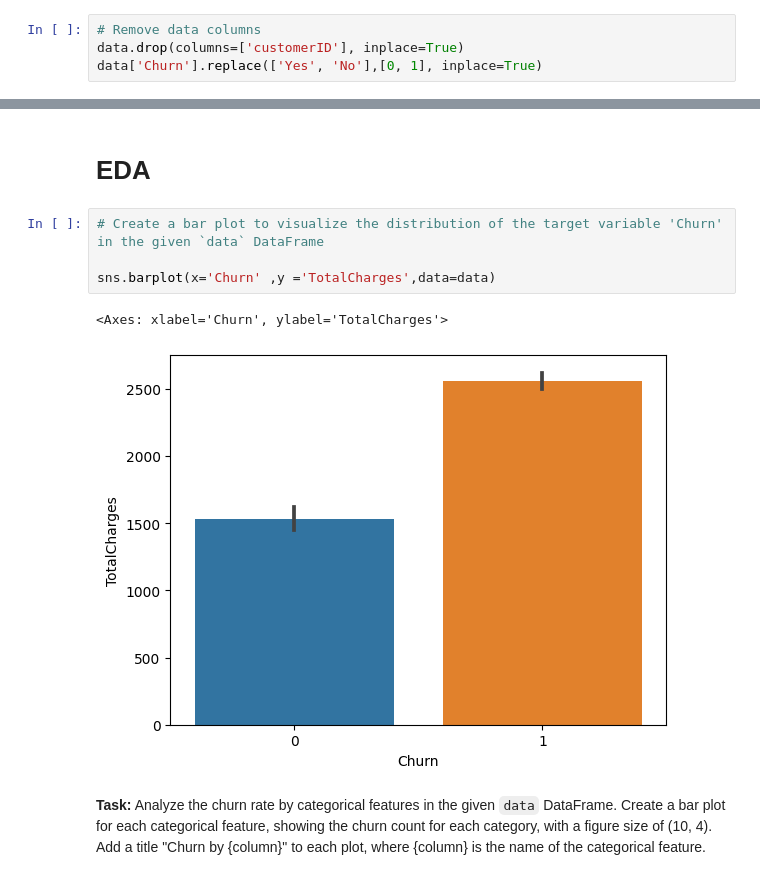
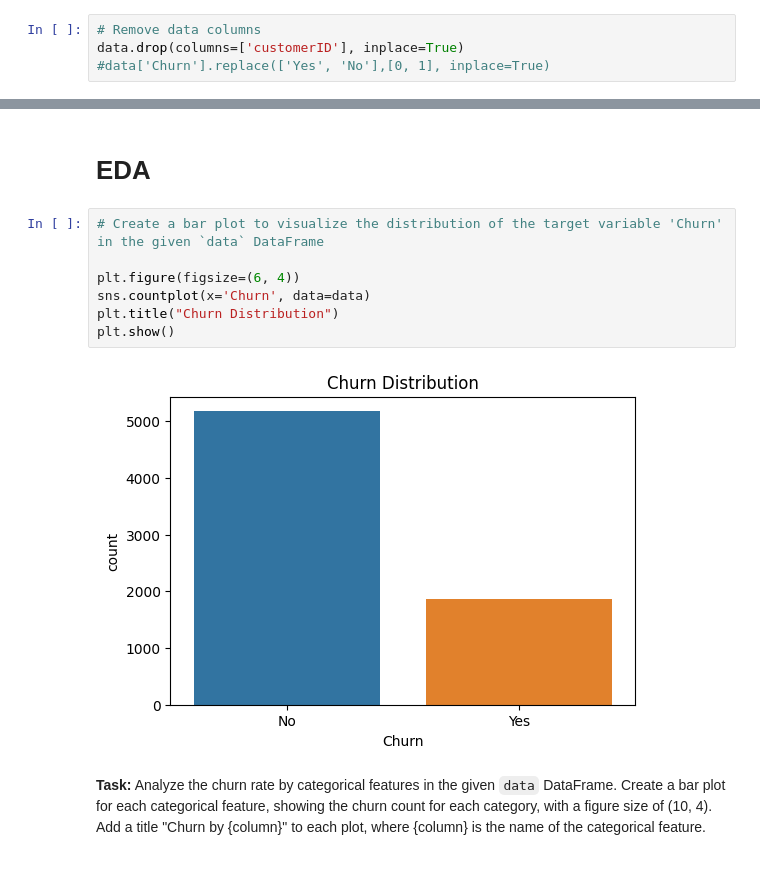
Before and after one commit to prad69/MLAssignments, a Jupyter notebook: Regression_Customer_churn.ipynb, the cells around one changed output, grey strips where cells are left out. Cells and saved outputs as stored; diff of their text form.

```diff
--- a/Regression_Customer_churn.ipynb
+++ b/Regression_Customer_churn.ipynb
@@ -77,5 +77,5 @@ Demographic info about customers – gender, age range, and if they have partner
 # %%
 # Remove data columns
 data.drop(columns=['customerID'], inplace=True)
-data['Churn'].replace(['Yes', 'No'],[0, 1], inplace=True)
+#data['Churn'].replace(['Yes', 'No'],[0, 1], inplace=True)
 # %%
@@ -99,10 +90,12 @@ data
 # %%
 # Create a bar plot to visualize the distribution of the target variable 'Churn' in the given `data` DataFrame
 
-sns.barplot(x='Churn' ,y ='TotalCharges',data=data)
+plt.figure(figsize=(6, 4))
+sns.countplot(x='Churn', data=data)
+plt.title("Churn Distribution")
+plt.show()
 # %% [output]
-<Axes: xlabel='Churn', ylabel='TotalCharges'>
-[figure, old version]
+[figure, new version]
 # %% [markdown]
 **Task:** Analyze the churn rate by categorical features in the given `data` DataFrame. Create a bar plot for each categorical feature, showing the churn count for each category, with a figure size of (10, 4). Add a title "Churn by {column}" to each plot, where {column} is the name of the categorical feature.
 # %%
```
Also changed, not shown: parts of 14 cells of this notebook.
